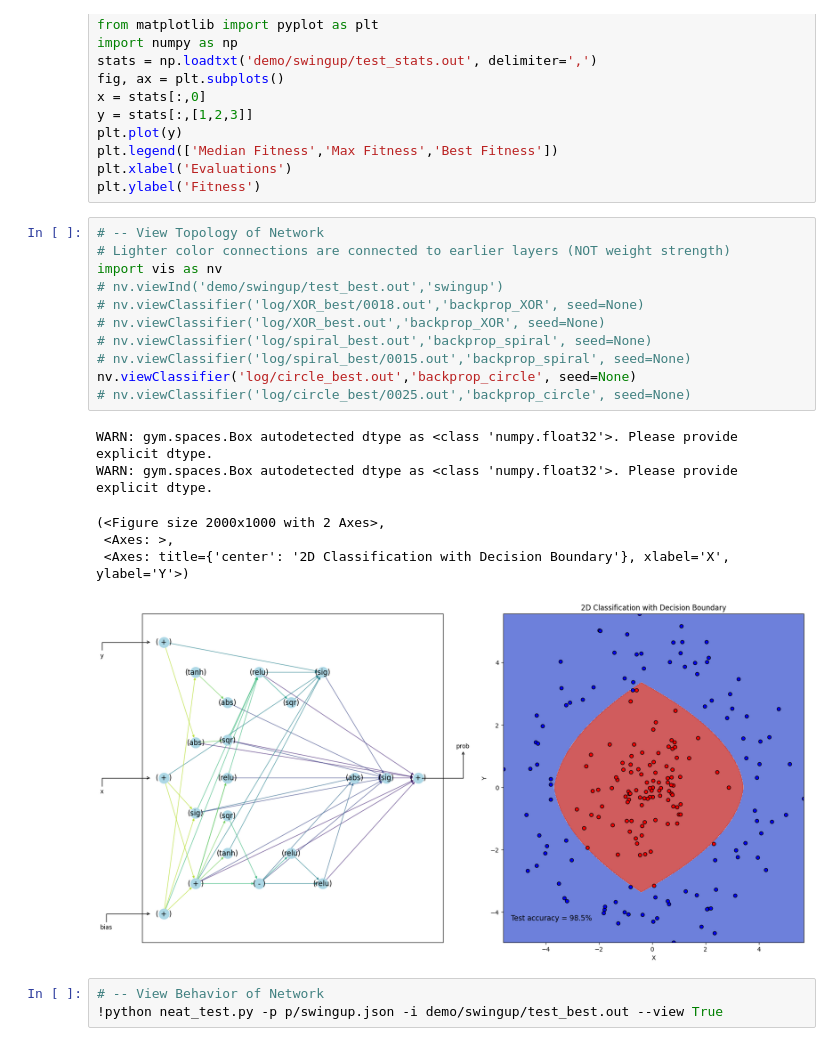
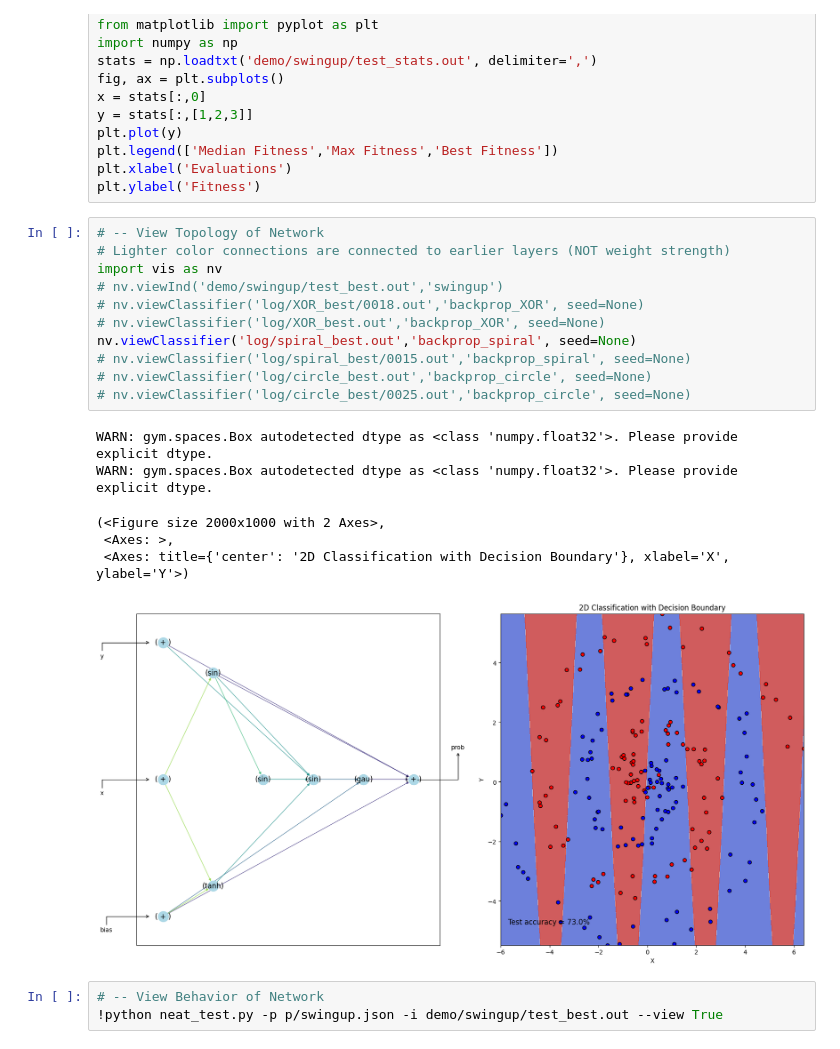
Before and after one commit to mydcxiao/BackpropNEAT_Gym, a Jupyter notebook: prettyNEAT_demo.ipynb, the cells around one changed output. Cells and saved outputs as stored; diff of their text form.

```diff
--- a/prettyNEAT_demo.ipynb
+++ b/prettyNEAT_demo.ipynb
@@ -27,21 +27,21 @@ plt.ylabel('Fitness')
 # %%
 # -- View Topology of Network
 # Lighter color connections are connected to earlier layers (NOT weight strength)
 import vis as nv
 # nv.viewInd('demo/swingup/test_best.out','swingup')
 # nv.viewClassifier('log/XOR_best/0018.out','backprop_XOR', seed=None)
 # nv.viewClassifier('log/XOR_best.out','backprop_XOR', seed=None)
-# nv.viewClassifier('log/spiral_best.out','backprop_spiral', seed=None)
+nv.viewClassifier('log/spiral_best.out','backprop_spiral', seed=None)
 # nv.viewClassifier('log/spiral_best/0015.out','backprop_spiral', seed=None)
-nv.viewClassifier('log/circle_best.out','backprop_circle', seed=None)
+# nv.viewClassifier('log/circle_best.out','backprop_circle', seed=None)
 # nv.viewClassifier('log/circle_best/0025.out','backprop_circle', seed=None)
 # %% [output]
 WARN: gym.spaces.Box autodetected dtype as <class 'numpy.float32'>. Please provide explicit dtype.
 WARN: gym.spaces.Box autodetected dtype as <class 'numpy.float32'>. Please provide explicit dtype.
 (<Figure size 2000x1000 with 2 Axes>,
  <Axes: >,
  <Axes: title={'center': '2D Classification with Decision Boundary'}, xlabel='X', ylabel='Y'>)
-[figure, old version]
+[figure, new version]
 # %%
 # -- View Behavior of Network
 !python neat_test.py -p p/swingup.json -i demo/swingup/test_best.out --view True
```
Also changed, not shown: 2 other files.
